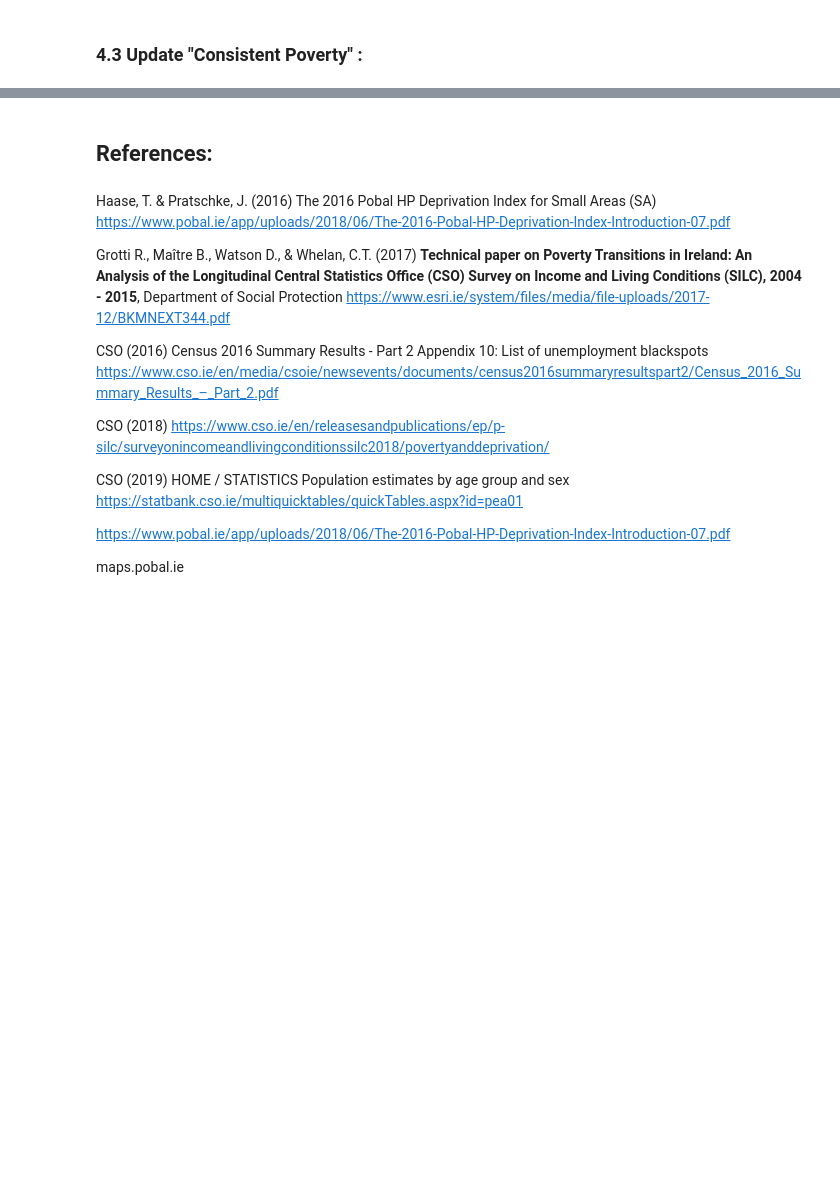
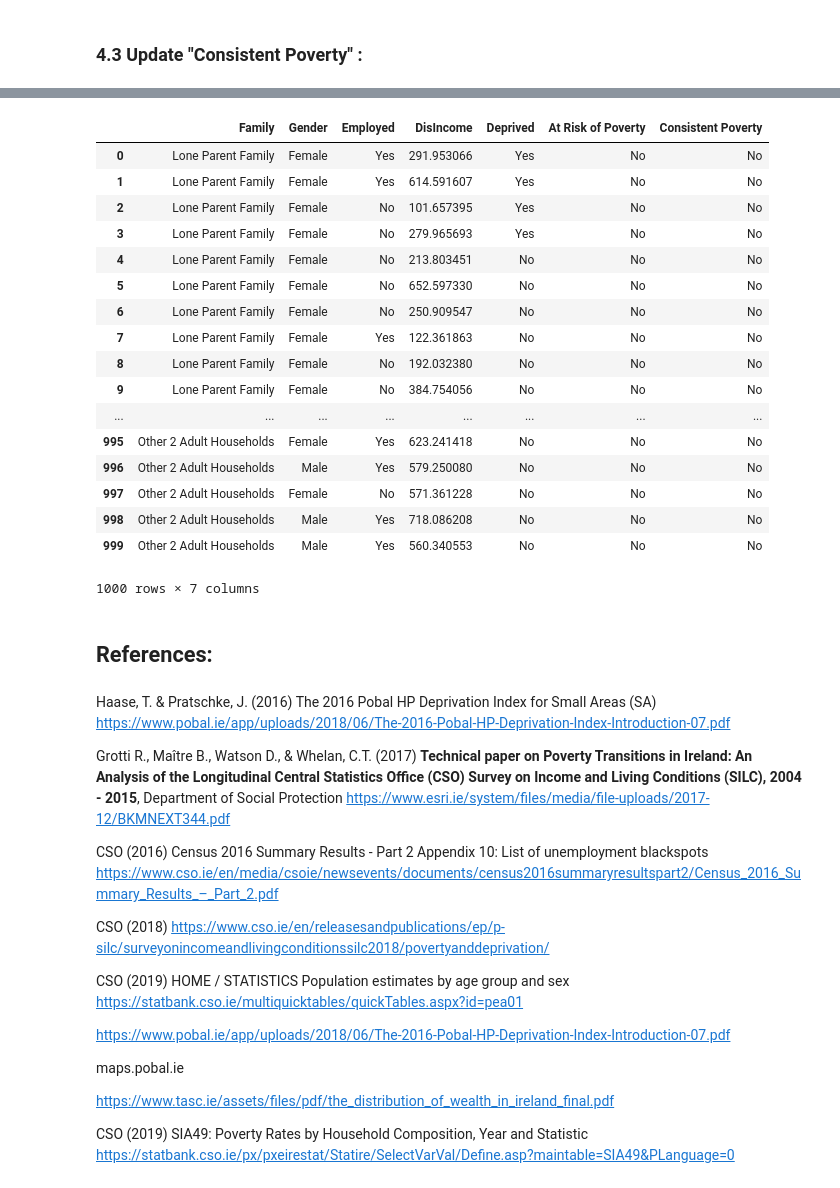
Before and after one commit to fionaoriordan/52465_19_project, a Jupyter notebook: 52465_19_project_dep1.ipynb, the cells around one changed output, grey strips where cells are left out. Saved outputs shown, nothing was run; the diff lists cells and outputs as text; code cells hidden in the pictures; blank space fills up the shorter version.

```diff
--- a/52465_19_project_dep1.ipynb
+++ b/52465_19_project_dep1.ipynb
@@ -440,3 +514,24 @@ dtype: float64
+# %%
+df
+# %% [output]
+|  | Family | Gender | Employed | DisIncome | Deprived | At Risk of Poverty | Consistent Poverty |
+| 0 | Lone Parent Family | Female | Yes | 291.953066 | Yes | No | No |
+| 1 | Lone Parent Family | Female | Yes | 614.591607 | Yes | No | No |
+| 2 | Lone Parent Family | Female | No | 101.657395 | Yes | No | No |
+| 3 | Lone Parent Family | Female | No | 279.965693 | Yes | No | No |
+| 4 | Lone Parent Family | Female | No | 213.803451 | No | No | No |
+| 5 | Lone Parent Family | Female | No | 652.597330 | No | No | No |
+| 6 | Lone Parent Family | Female | No | 250.909547 | No | No | No |
+| 7 | Lone Parent Family | Female | Yes | 122.361863 | No | No | No |
+| 8 | Lone Parent Family | Female | No | 192.032380 | No | No | No |
+| 9 | Lone Parent Family | Female | No | 384.754056 | No | No | No |
+| ... | ... | ... | ... | ... | ... | ... | ... |
+| 995 | Other 2 Adult Households | Female | Yes | 623.241418 | No | No | No |
+| 996 | Other 2 Adult Households | Male | Yes | 579.250080 | No | No | No |
+| 997 | Other 2 Adult Households | Female | No | 571.361228 | No | No | No |
+| 998 | Other 2 Adult Households | Male | Yes | 718.086208 | No | No | No |
+| 999 | Other 2 Adult Households | Male | Yes | 560.340553 | No | No | No |
+1000 rows × 7 columns
 # %% [markdown]
 ## References:
 # %% [markdown]
@@ -463,3 +558,8 @@ https://statbank.cso.ie/multiquicktables/quickTables.aspx?id=pea01
 https://www.pobal.ie/app/uploads/2018/06/The-2016-Pobal-HP-Deprivation-Index-Introduction-07.pdf
 
 maps.pobal.ie
+
+https://www.tasc.ie/assets/files/pdf/the_distribution_of_wealth_in_ireland_final.pdf
+
+CSO (2019) SIA49: Poverty Rates by Household Composition, Year and Statistic
+https://statbank.cso.ie/px/pxeirestat/Statire/SelectVarVal/Define.asp?maintable=SIA49&PLanguage=0
```
Also changed, not shown: parts of 23 cells of this notebook.
